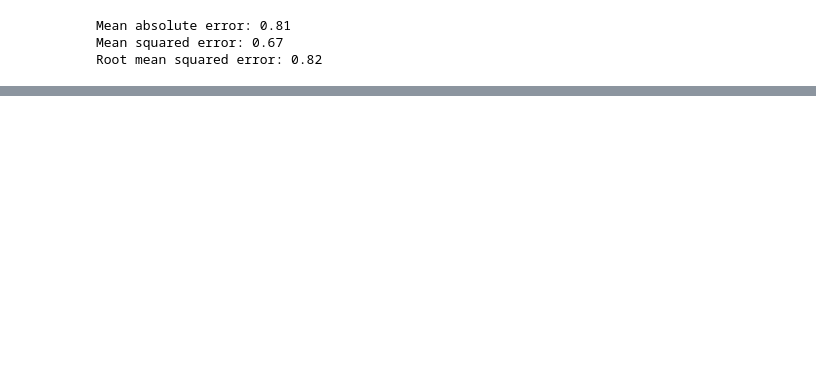
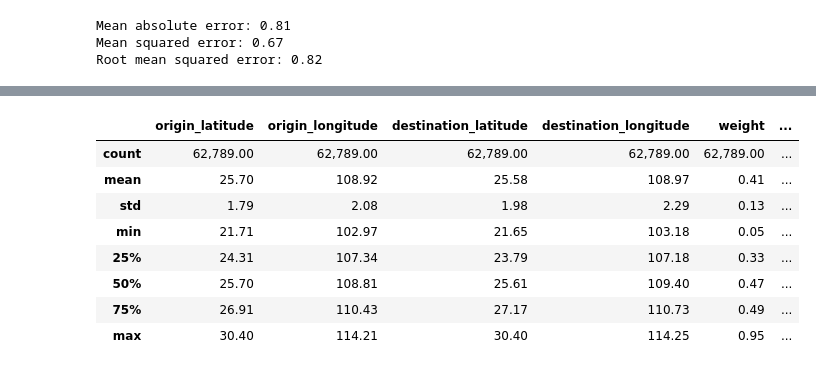
Before and after one commit to aanysofia/Cost-Prediction, a Jupyter notebook: ML_Cost_Prediction.ipynb, the cells around one changed output, grey strips where cells are left out. Drawn from its saved outputs; the diff is of its cells as text; code cells hidden in the pictures; blank space fills up the shorter version.

```diff
--- a/ML_Cost_Prediction.ipynb
+++ b/ML_Cost_Prediction.ipynb
@@ -492,0 +524,2 @@ Root mean squared error: 0.82
+# %%
+df_test = pd.read_csv("data/test_data.csv", sep = ";")
@@ -492,0 +586,13 @@ Root mean squared error: 0.82
+# %%
+# Finding the descriptive statistics
+df_test.describe()
+# %% [output]
+|  | origin_latitude | origin_longitude | destination_latitude | destination_longitude | weight | ... |
+| count | 62,789.00 | 62,789.00 | 62,789.00 | 62,789.00 | 62,789.00 | ... |
+| mean | 25.70 | 108.92 | 25.58 | 108.97 | 0.41 | ... |
+| std | 1.79 | 2.08 | 1.98 | 2.29 | 0.13 | ... |
+| min | 21.71 | 102.97 | 21.65 | 103.18 | 0.05 | ... |
+| 25% | 24.31 | 107.34 | 23.79 | 107.18 | 0.33 | ... |
+| 50% | 25.70 | 108.81 | 25.61 | 109.40 | 0.47 | ... |
+| 75% | 26.91 | 110.43 | 27.17 | 110.73 | 0.49 | ... |
+| max | 30.40 | 114.21 | 30.40 | 114.25 | 0.95 | ... |
```
Also changed, not shown: parts of 42 cells of this notebook.
